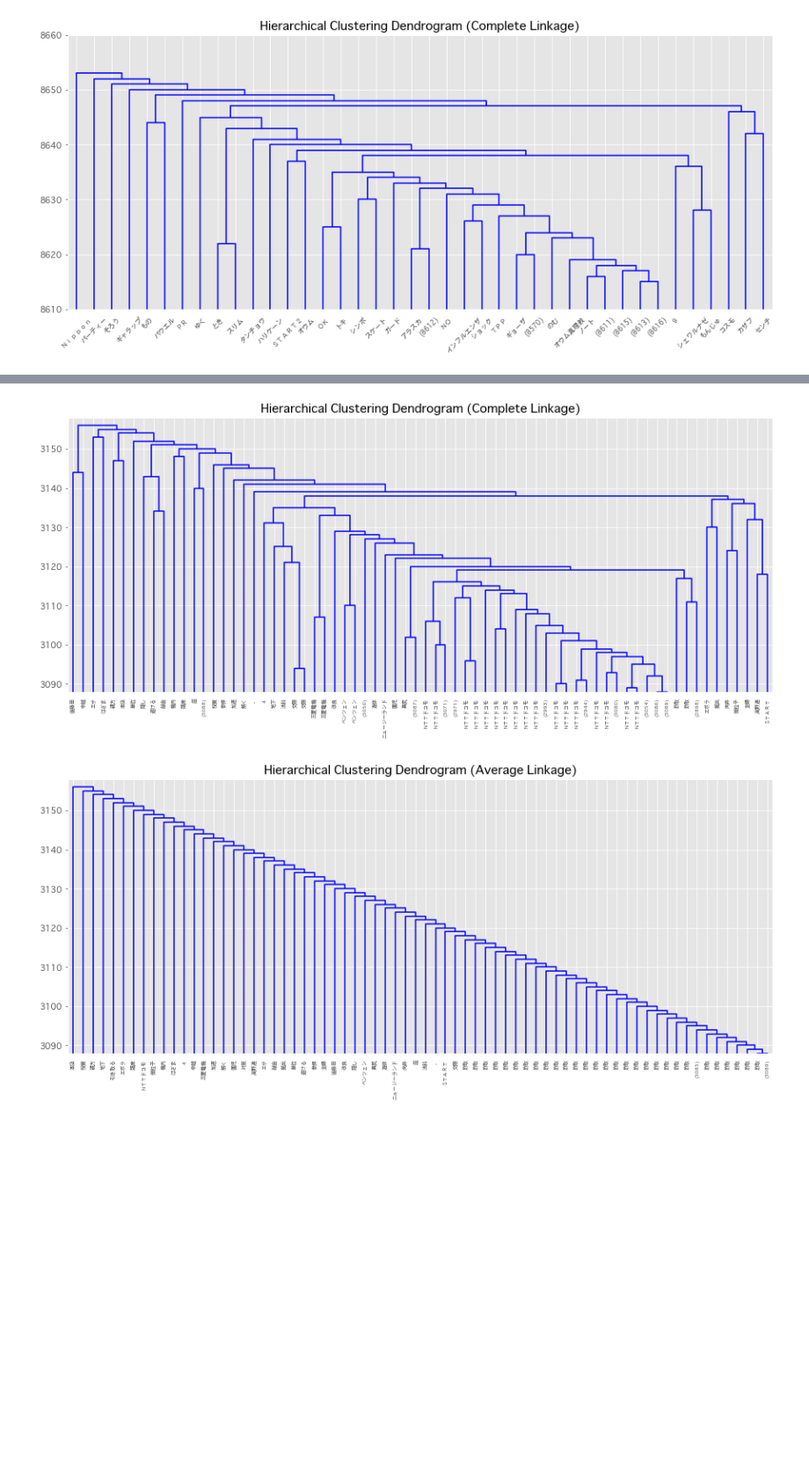
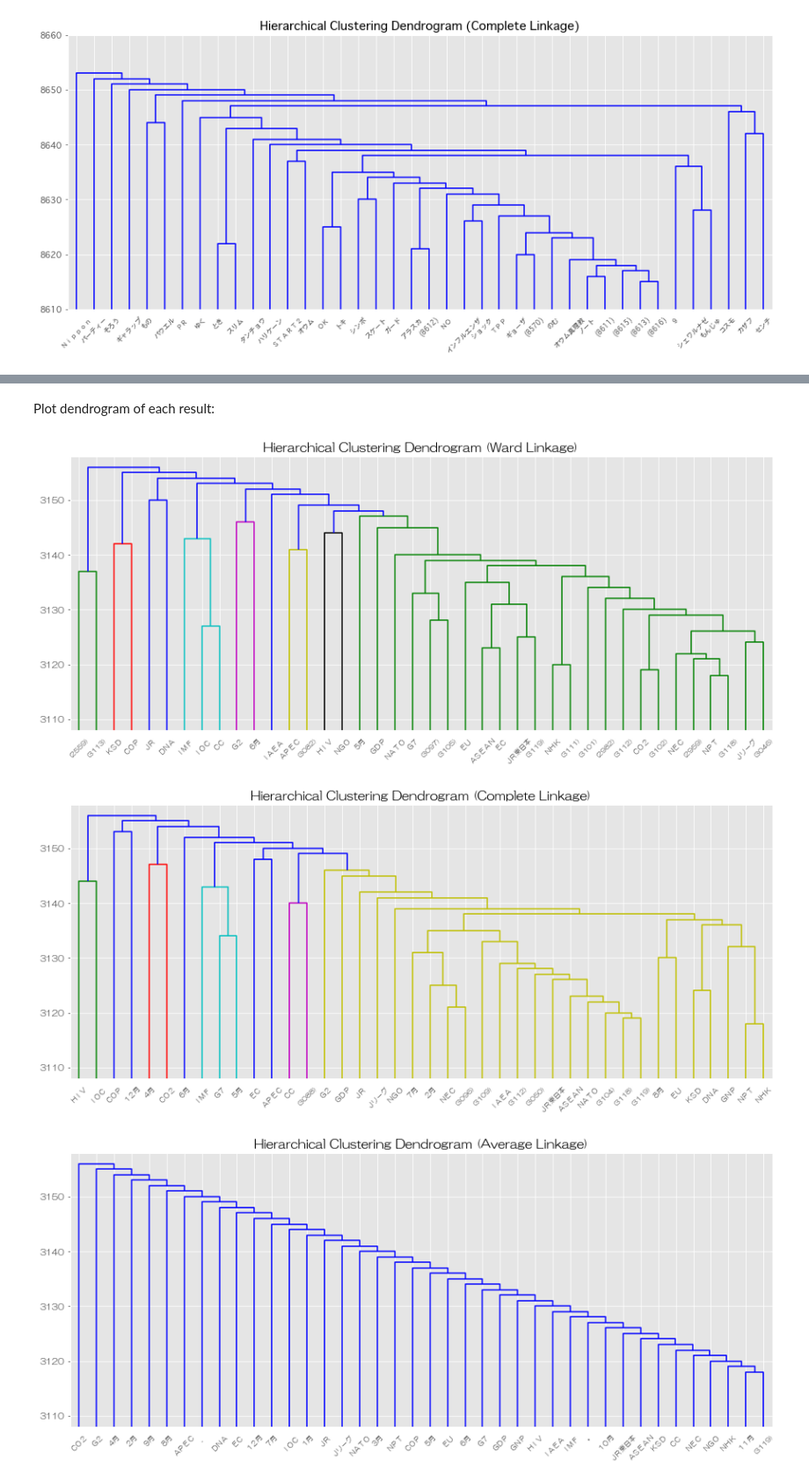
Before and after one commit to gentok/Political_Headlines_Project, a Jupyter notebook: notebooks/STA208_Unsupervised_Learning.ipynb, the cells around one changed output, grey strips where cells are left out. Shown at 88% size. Drawn from its saved outputs; the diff is of its cells as text; code cells hidden in the pictures; blank space fills up the shorter version.

```diff
--- a/notebooks/STA208_Unsupervised_Learning.ipynb
+++ b/notebooks/STA208_Unsupervised_Learning.ipynb
@@ -113,0 +143,5 @@ According to the scree plot, it shows that the "**elbow**" point is **3**. Howev
+# %%
+clustersize = []
+for i in range(len(np.unique(kmlabels3))):
+    clustersize.append(len(kmlabels3[np.array(kmlabels3) == i]))
+pd.DataFrame(index = range(len(np.unique(kmlabels3))), columns = ['Cluster Size'], data = clustersize).transpose()
@@ -169,0 +190,5 @@ Computation time is 0.219 seconds
+# %%
+clustersize = []
+for i in range(len(np.unique(kmlabels4))):
+    clustersize.append(len(kmlabels4[np.array(kmlabels4) == i]))
+pd.DataFrame(index = range(len(np.unique(kmlabels4))), columns = ['Cluster Size'], data = clustersize).transpose()
@@ -220,0 +241,5 @@ Computation time is 0.173 seconds
+# %%
+clustersize = []
+for i in range(len(np.unique(kmlabels5))):
+    clustersize.append(len(kmlabels5[np.array(kmlabels5) == i]))
+pd.DataFrame(index = range(len(np.unique(kmlabels5))), columns = ['Cluster Size'], data = clustersize).transpose()
@@ -758,27 +826,34 @@ Computation time is 1676.384 seconds
+# %% [markdown]
+Plot dendrogram of each result:
+# %%
+path = 'C:\Windows\Fonts\ipagp.ttf'
+prop = font_manager.FontProperties(fname=path)
+mpl.rcParams['font.family'] = prop.get_name()
 # %%
 #print([f.name for f in mpl.font_manager.fontManager.ttflist])
-plt.rcParams["font.family"] ="Osaka" # Mac
-#plt.rcParams["font.family"] ="HGSeikaishotaiPRO" # Windows
+#plt.rcParams["font.family"] ="Osaka" # Mac
+plt.rcParams['font.family'] = 'HGMaruGothicMPRO' # Windows
 plt.rcParams["figure.figsize"] = (15,6)
 
-#model1 = hiclwres
-#plt.title('Hierarchical Clustering Dendrogram (Ward Linkage)')
-#plot_dendrogram(model1, p = 70, truncate_mode = 'lastp', orientation = 'top', labels=freqterms_r[model1.labels_], color_threshold = 991)
-#plt.ylim(3088,3158)
-#plt.show()
+model1 = hiclwres
+plt.title('Hierarchical Clustering Dendrogram (Ward Linkage)')
+plot_dendrogram(model1, p = 40, truncate_mode = 'lastp', orientation = 'top', labels=freqterms_r[model1.labels_], color_threshold = 3148)
+plt.ylim(3108,3158)
+plt.show()
 
 model2 = hiclcres
 plt.title('Hierarchical Clustering Dendrogram (Complete Linkage)')
-plot_dendrogram(model2, p = 70, truncate_mode = 'lastp', orientation = 'top', labels=freqterms_r[model2.labels_], color_threshold = 991)
-plt.ylim(3088,3158)
+plot_dendrogram(model2, p = 40, truncate_mode = 'lastp', orientation = 'top', labels=freqterms_r[model2.labels_], color_threshold = 3148)
+plt.ylim(3108,3158)
 plt.show()
 
 model3 = hiclares
 plt.title('Hierarchical Clustering Dendrogram (Average Linkage)')
 plt.subplot()
-plot_dendrogram(model3, p = 70, truncate_mode = 'lastp', orientation = 'top', labels=freqterms_r[model3.labels_], color_threshold = 991)
-plt.ylim(3088,3158)
+plot_dendrogram(model3, p = 40, truncate_mode = 'lastp', orientation = 'top', labels=freqterms_r[model3.labels_], color_threshold = 991)
+plt.ylim(3108,3158)
 plt.show()
 # %% [output]
-[figure, old version]
+[figure, new version]
-[figure, old version]
+[figure, new version]
+[figure, added]
```
Also changed, not shown: parts of 75 cells of this notebook, 1 other file.
